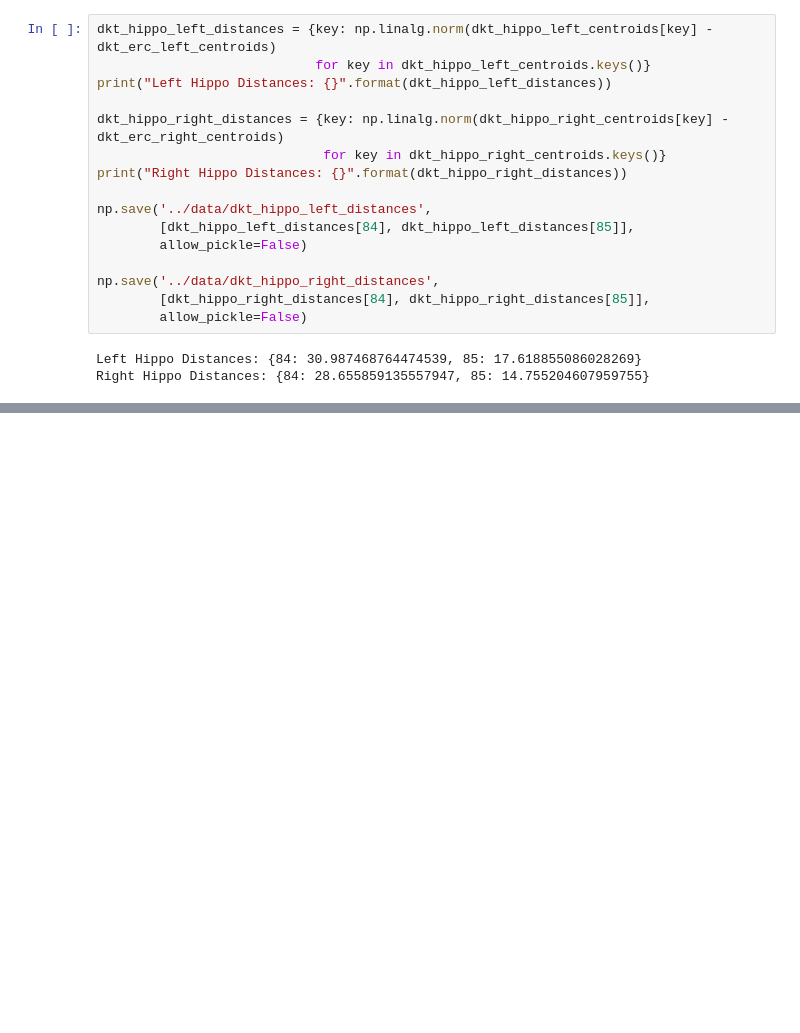
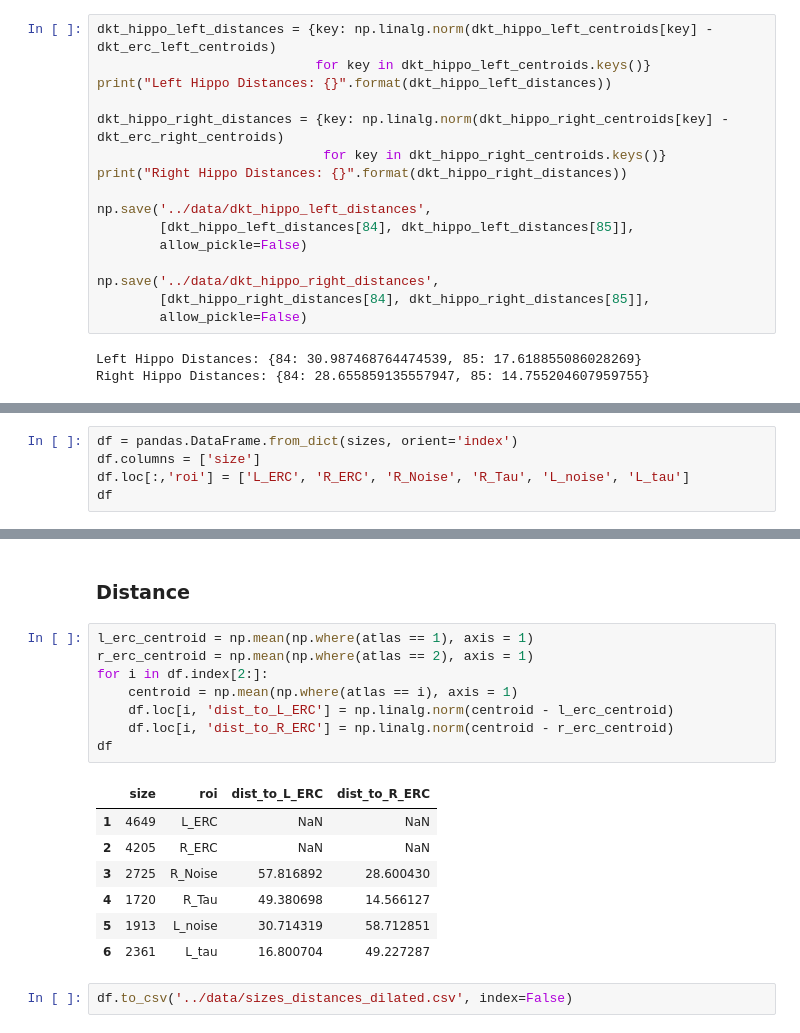
Before and after one commit to gkiar/alzhippo, a Jupyter notebook: code/dkt_region_statistics.ipynb, the cells around one changed output, grey strips where cells are left out. Saved outputs shown, nothing was run; the diff lists cells and outputs as text; blank space fills up the shorter version.

```diff
--- a/code/dkt_region_statistics.ipynb
+++ b/code/dkt_region_statistics.ipynb
@@ -168,0 +200,5 @@ Right Hippo Distances: {84: 28.655859135557947, 85: 14.755204607959755}
+# %%
+df = pandas.DataFrame.from_dict(sizes, orient='index')
+df.columns = ['size']
+df.loc[:,'roi'] = ['L_ERC', 'R_ERC', 'R_Noise', 'R_Tau', 'L_noise', 'L_tau']
+df
@@ -168,0 +213,20 @@ Right Hippo Distances: {84: 28.655859135557947, 85: 14.755204607959755}
+# %% [markdown]
+### Distance
+# %%
+l_erc_centroid = np.mean(np.where(atlas == 1), axis = 1)
+r_erc_centroid = np.mean(np.where(atlas == 2), axis = 1)
+for i in df.index[2:]:
+    centroid = np.mean(np.where(atlas == i), axis = 1)
+    df.loc[i, 'dist_to_L_ERC'] = np.linalg.norm(centroid - l_erc_centroid)
+    df.loc[i, 'dist_to_R_ERC'] = np.linalg.norm(centroid - r_erc_centroid)
+df
+# %% [output]
+|  | size | roi | dist_to_L_ERC | dist_to_R_ERC |
+| 1 | 4649 | L_ERC | NaN | NaN |
+| 2 | 4205 | R_ERC | NaN | NaN |
+| 3 | 2725 | R_Noise | 57.816892 | 28.600430 |
+| 4 | 1720 | R_Tau | 49.380698 | 14.566127 |
+| 5 | 1913 | L_noise | 30.714319 | 58.712851 |
+| 6 | 2361 | L_tau | 16.800704 | 49.227287 |
+# %%
+df.to_csv('../data/sizes_distances_dilated.csv', index=False)
```
Also changed, not shown: parts of 7 cells of this notebook.
